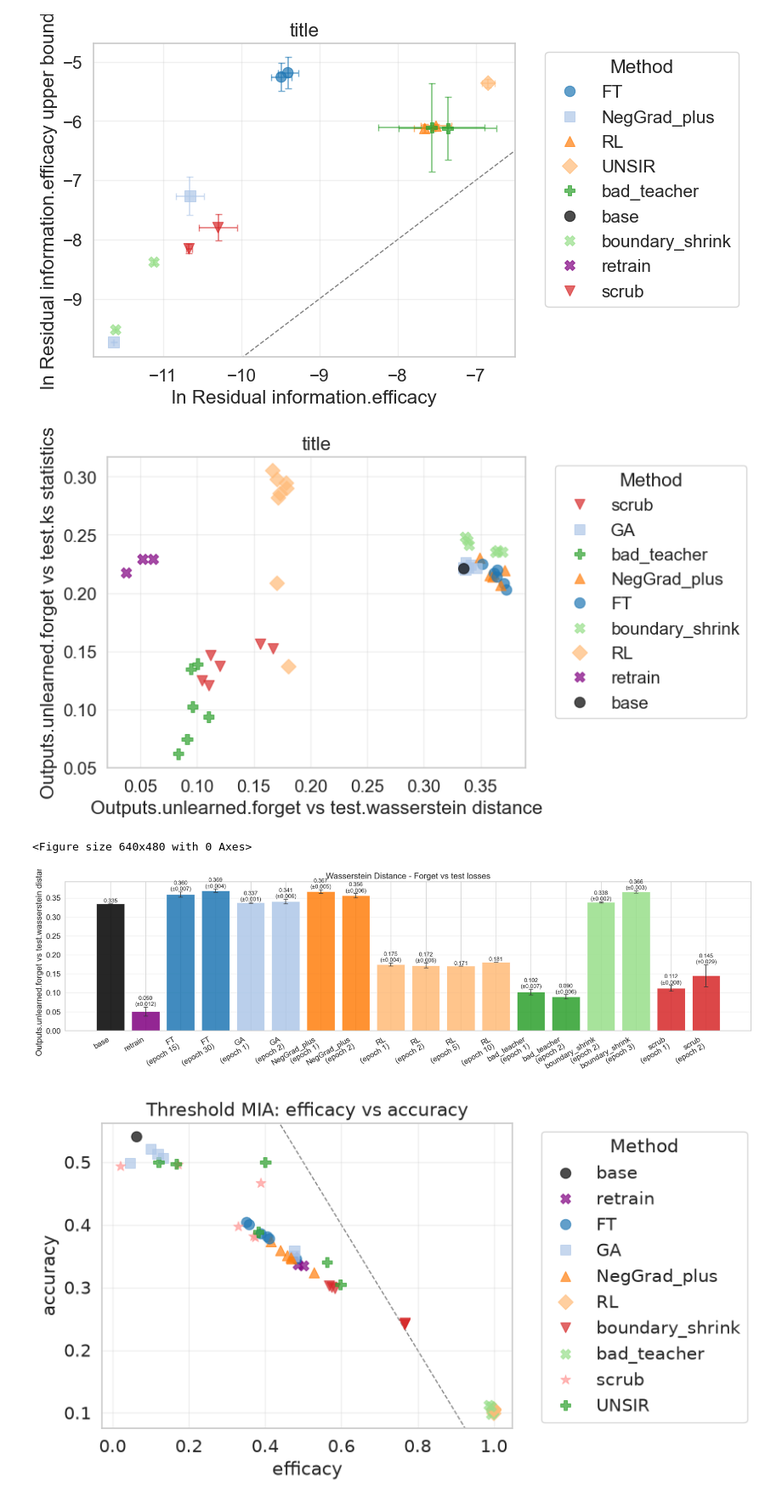
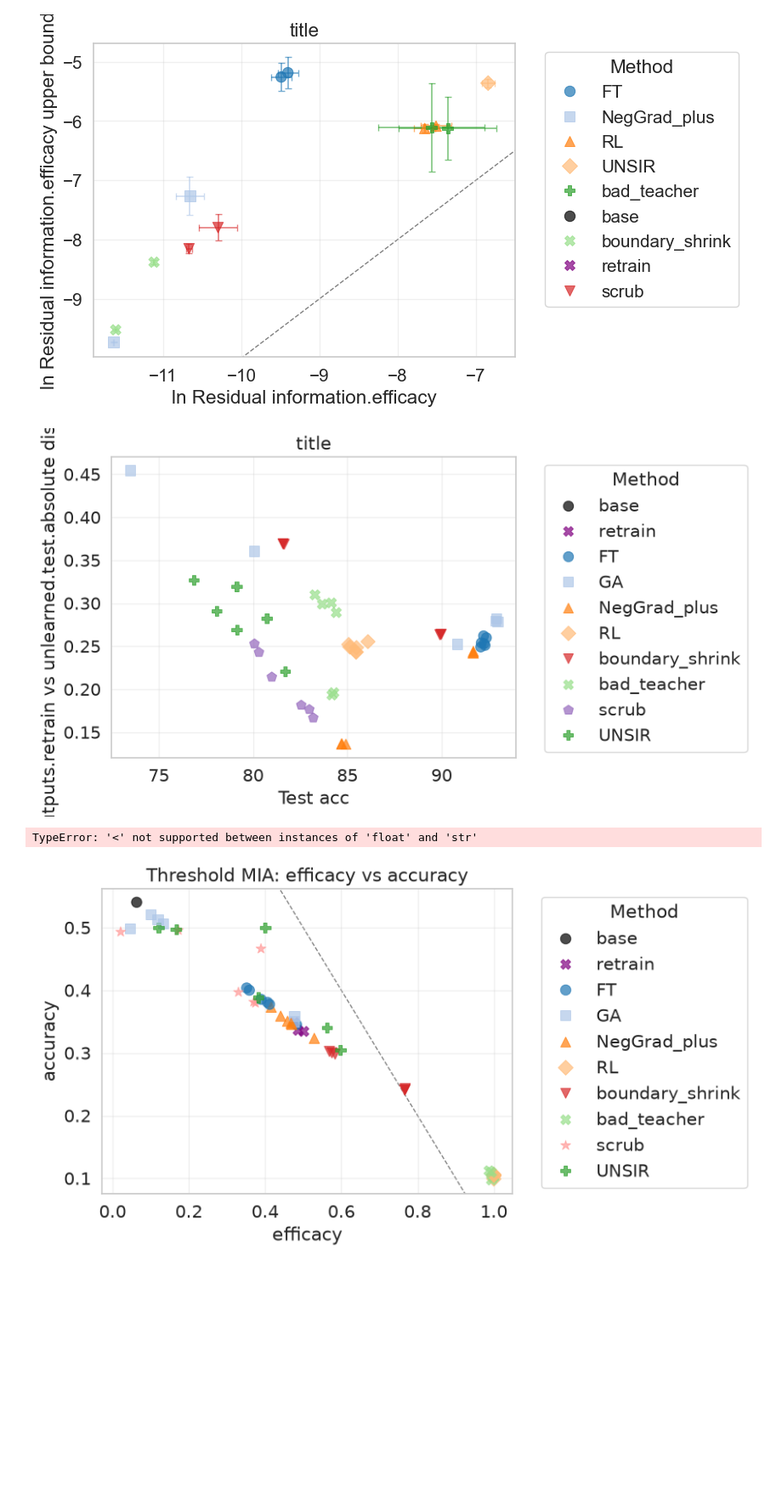
Before and after one commit to probabilistic-adaptation/verifying_unlearning_2026, a Jupyter notebook: visualize_results.ipynb, the cells around one changed output. Shown at 85% size. Drawn from its saved outputs; the diff is of its cells as text; code cells hidden in the pictures; blank space fills up the shorter version.

```diff
--- a/visualize_results.ipynb
+++ b/visualize_results.ipynb
@@ -504,38 +504,37 @@ results_scatterplot(
 # %%
 # outputs.unlearned.forget_vs_test.wasserstein_distance
 # outputs.unlearned.forget_vs_test.ks_statistics
 # methods = ["FT", "NegGrad_plus", "RL", "bad_teacher", "boundary_shrink"]
 # , "bad_teacher", "scrub"
 # outputs.retrain_vs_unlearned.forget_test_avg.KL_divergence
 # outputs.unlearned.forget_vs_test.ks_statistics
-results = gather_results("results/seed_5", base=True, retrain=True)
+results = gather_results("results/seed_4", base=True, retrain=True)
 results_scatterplot(
         results,
-        x_metric = "outputs.unlearned.forget_vs_test.wasserstein_distance",
-        y_metric = "outputs.unlearned.forget_vs_test.ks_statistics",
+        x_metric = "test_acc",
+        y_metric = "outputs.retrain_vs_unlearned.test.absolute_distance",
         title = "title",
         # xlabel = x,
         # ylabel = y,
         grouped = False,
         color_by = "method",
         line = 0
         )
 
 results_barplot(
     results,
     "outputs.unlearned.forget_vs_test.wasserstein_distance",
     title="Wasserstein Distance - Forget vs test losses",
     ylabel=None,
     base_color="black",
     retain_color="purple"
     )
 
 # forget_entropy def exposes that something has happened, i.e. model now emits higher entropy outputs. Also useful for comparing against retraining
 # gather_results("results/seed_4", base=True, retrain=True, methods = ["bad_teacher"])
 # %% [output]
-[figure, old version]
+[figure, new version]
-<Figure size 640x480 with 0 Axes>
+TypeError: '<' not supported between instances of 'float' and 'str'
-[figure, removed]
 # %%
 results = gather_results("results/seed_4", base=True, retrain=True)
 results_scatterplot(
```
Also changed, not shown: 28 other files.
